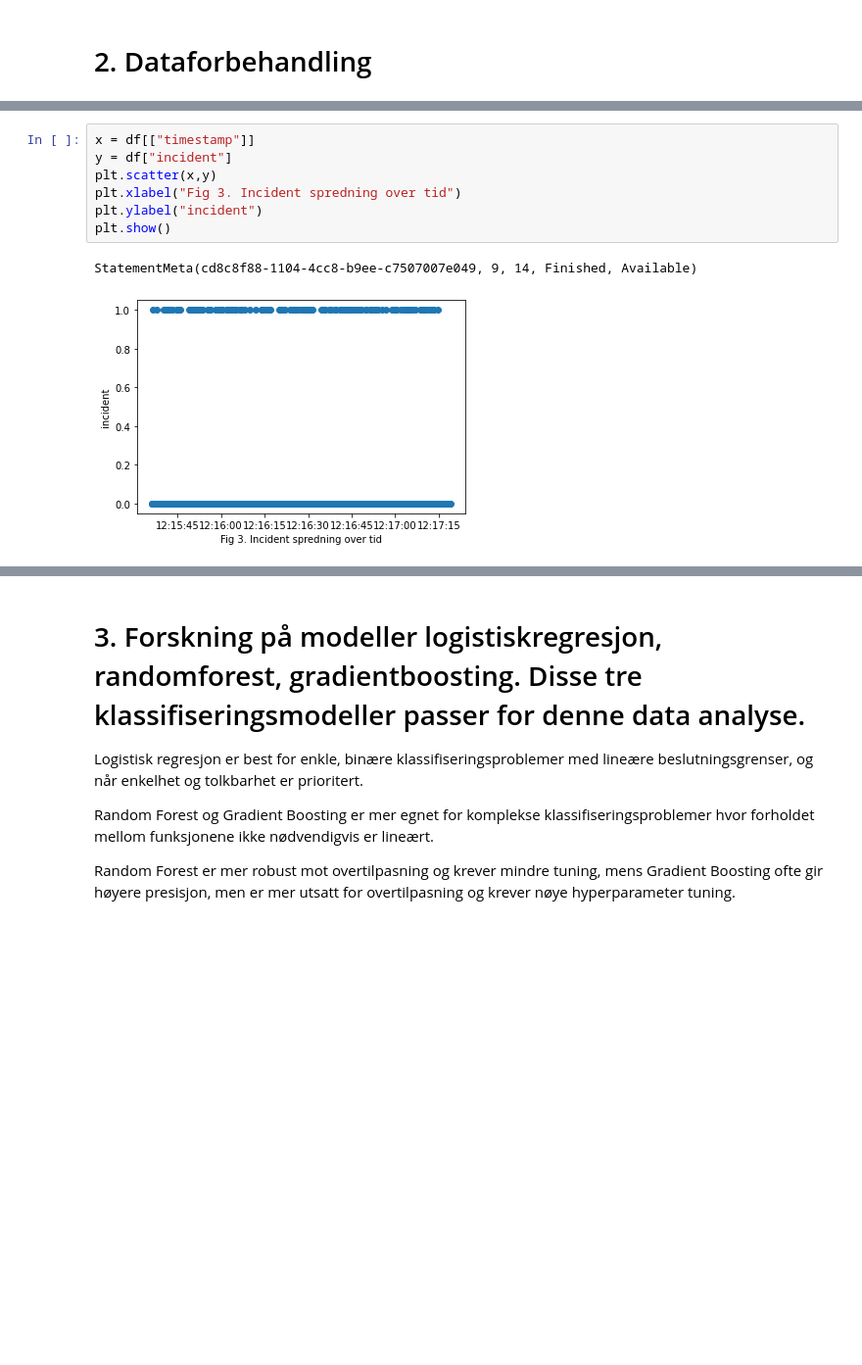
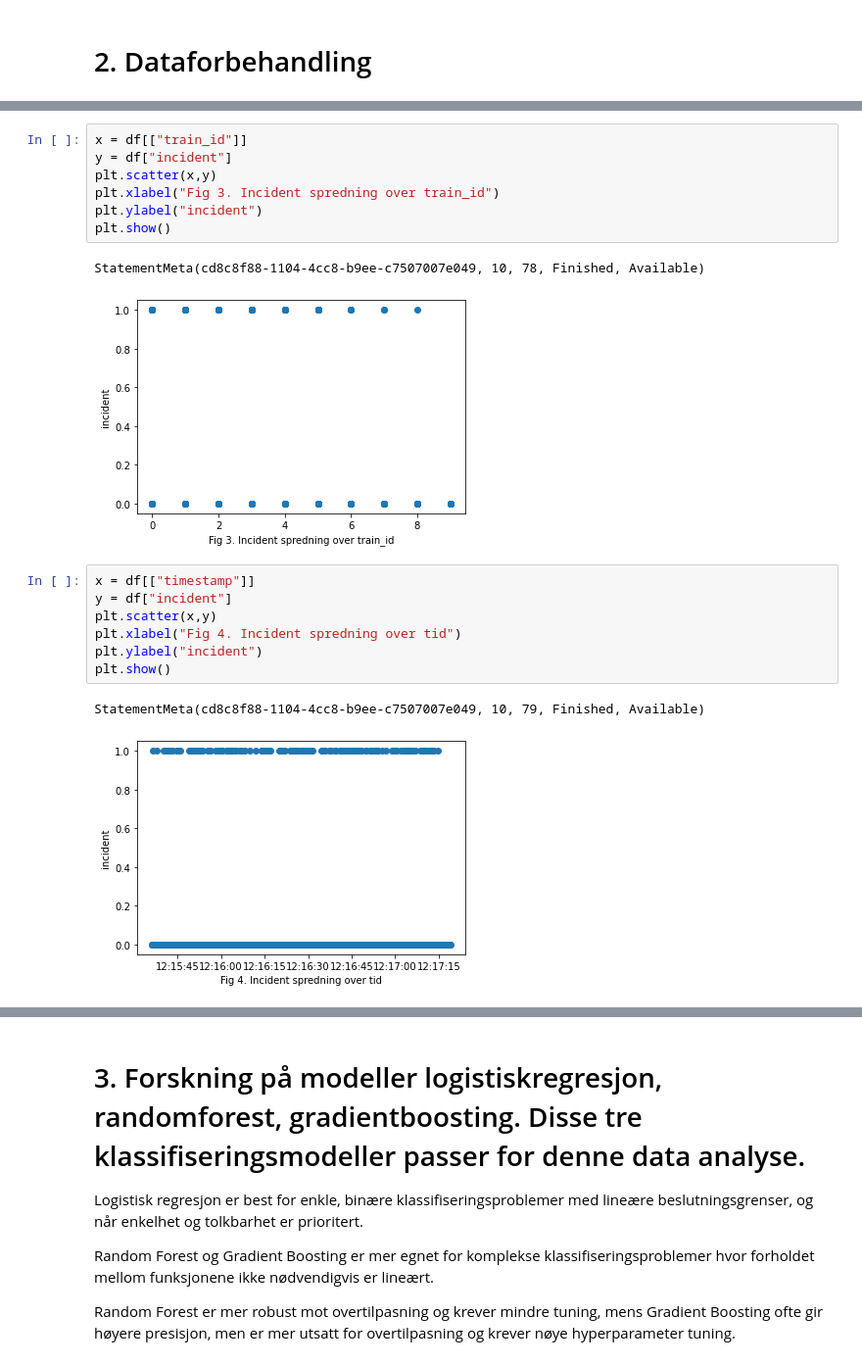
Before and after one commit to mengtsian/Qian, a Jupyter notebook: eltog_azure.ipynb, the cells around one changed output, grey strips where cells are left out. Shown at 98% size. Saved outputs shown, nothing was run; the diff lists cells and outputs as text; blank space fills up the shorter version.

```diff
--- a/eltog_azure.ipynb
+++ b/eltog_azure.ipynb
@@ -118,13 +118,23 @@ StatementMeta(cd8c8f88-1104-4cc8-b9ee-c7507007e049, 9, 13, Finished, Available)
 [figure]
+# %%
+x = df[["train_id"]]
+y = df["incident"]
+plt.scatter(x,y)
+plt.xlabel("Fig 3. Incident spredning over train_id")
+plt.ylabel("incident")
+plt.show()
+# %% [output]
+StatementMeta(cd8c8f88-1104-4cc8-b9ee-c7507007e049, 10, 78, Finished, Available)
+[figure, added]
 # %%
 x = df[["timestamp"]]
 y = df["incident"]
 plt.scatter(x,y)
-plt.xlabel("Fig 3. Incident spredning over tid")
+plt.xlabel("Fig 4. Incident spredning over tid")
 plt.ylabel("incident")
 plt.show()
 # %% [output]
-StatementMeta(cd8c8f88-1104-4cc8-b9ee-c7507007e049, 9, 14, Finished, Available)
+StatementMeta(cd8c8f88-1104-4cc8-b9ee-c7507007e049, 10, 79, Finished, Available)
 [figure]
 # %%
 x = df[["timestamp"]]
```
Also changed, not shown: parts of 29 cells of this notebook.
